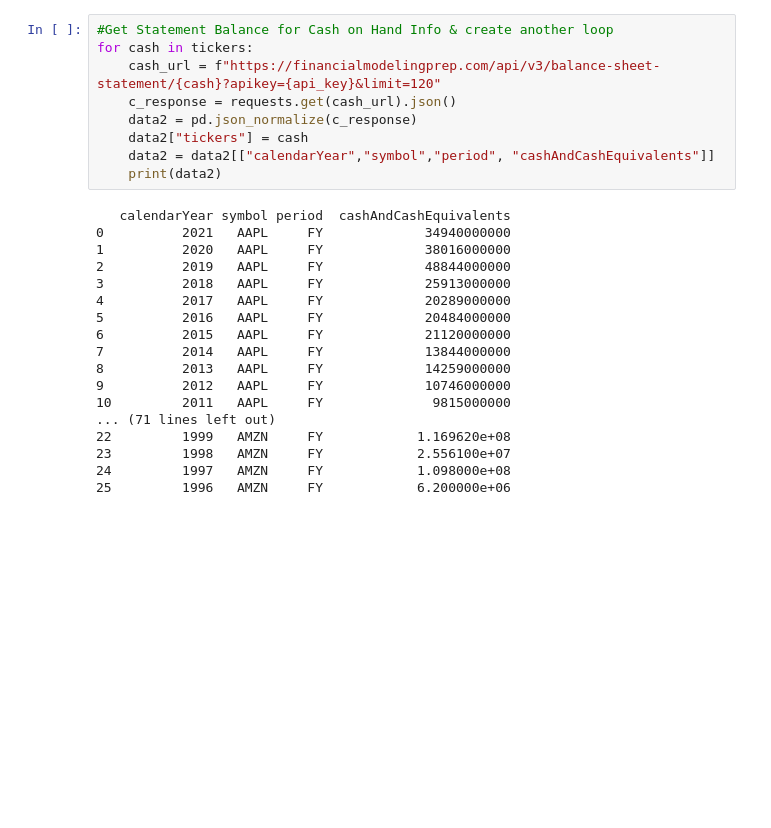
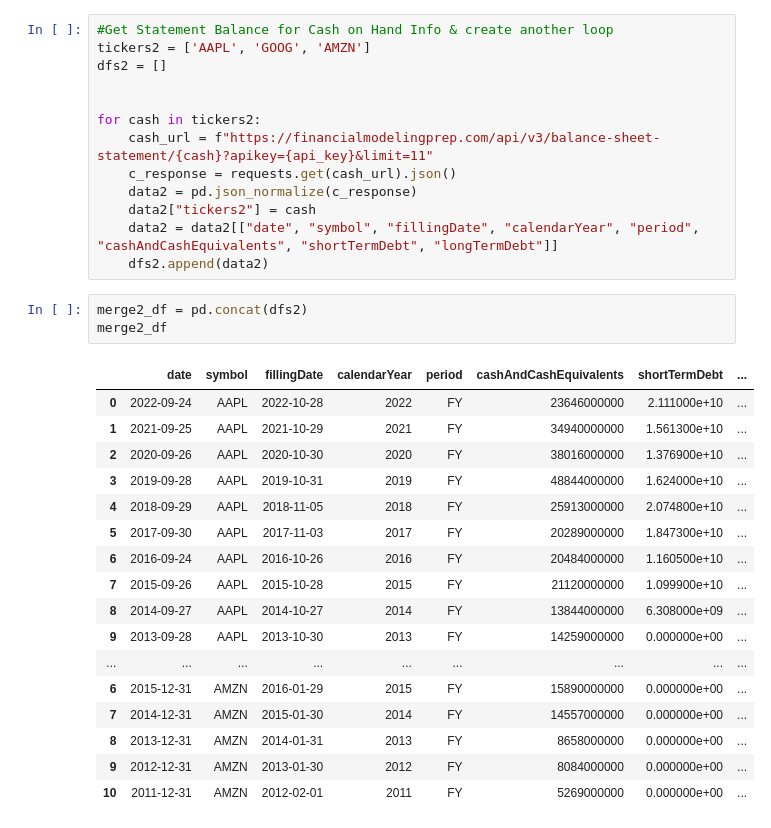
Before and after one commit to lyndsaywylie/Project-1, a Jupyter notebook: kim.ipynb, the cells around one changed output. Cells and saved outputs as stored; diff of their text form; blank space fills up the shorter version.

```diff
--- a/kim.ipynb
+++ b/kim.ipynb
@@ -99,27 +112,34 @@ for quarter in tickers:
 # %%
 #Get Statement Balance for Cash on Hand Info & create another loop
-for cash in tickers:
-    cash_url = f"https://financialmodelingprep.com/api/v3/balance-sheet-statement/{cash}?apikey={api_key}&limit=120"
+tickers2 = ['AAPL', 'GOOG', 'AMZN']
+dfs2 = []
+
+
+for cash in tickers2:
+    cash_url = f"https://financialmodelingprep.com/api/v3/balance-sheet-statement/{cash}?apikey={api_key}&limit=11"
     c_response = requests.get(cash_url).json()
     data2 = pd.json_normalize(c_response)
-    data2["tickers"] = cash
-    data2 = data2[["calendarYear","symbol","period", "cashAndCashEquivalents"]]
-    print(data2)
+    data2["tickers2"] = cash
+    data2 = data2[["date", "symbol", "fillingDate", "calendarYear", "period", "cashAndCashEquivalents", "shortTermDebt", "longTermDebt"]]
+    dfs2.append(data2)
-# %% [output]
-   calendarYear symbol period  cashAndCashEquivalents
-0          2021   AAPL     FY             34940000000
-1          2020   AAPL     FY             38016000000
-2          2019   AAPL     FY             48844000000
-3          2018   AAPL     FY             25913000000
-4          2017   AAPL     FY             20289000000
-5          2016   AAPL     FY             20484000000
-6          2015   AAPL     FY             21120000000
-7          2014   AAPL     FY             13844000000
-8          2013   AAPL     FY             14259000000
-9          2012   AAPL     FY             10746000000
-10         2011   AAPL     FY              9815000000
-... (71 lines left out)
-22         1999   AMZN     FY            1.169620e+08
-23         1998   AMZN     FY            2.556100e+07
-24         1997   AMZN     FY            1.098000e+08
-25         1996   AMZN     FY            6.200000e+06
+# %%
+merge2_df = pd.concat(dfs2)
+merge2_df
+# %% [output]
+|  | date | symbol | fillingDate | calendarYear | period | cashAndCashEquivalents | shortTermDebt | ... |
+| 0 | 2022-09-24 | AAPL | 2022-10-28 | 2022 | FY | 23646000000 | 2.111000e+10 | ... |
+| 1 | 2021-09-25 | AAPL | 2021-10-29 | 2021 | FY | 34940000000 | 1.561300e+10 | ... |
+| 2 | 2020-09-26 | AAPL | 2020-10-30 | 2020 | FY | 38016000000 | 1.376900e+10 | ... |
+| 3 | 2019-09-28 | AAPL | 2019-10-31 | 2019 | FY | 48844000000 | 1.624000e+10 | ... |
+| 4 | 2018-09-29 | AAPL | 2018-11-05 | 2018 | FY | 25913000000 | 2.074800e+10 | ... |
+| 5 | 2017-09-30 | AAPL | 2017-11-03 | 2017 | FY | 20289000000 | 1.847300e+10 | ... |
+| 6 | 2016-09-24 | AAPL | 2016-10-26 | 2016 | FY | 20484000000 | 1.160500e+10 | ... |
+| 7 | 2015-09-26 | AAPL | 2015-10-28 | 2015 | FY | 21120000000 | 1.099900e+10 | ... |
+| 8 | 2014-09-27 | AAPL | 2014-10-27 | 2014 | FY | 13844000000 | 6.308000e+09 | ... |
+| 9 | 2013-09-28 | AAPL | 2013-10-30 | 2013 | FY | 14259000000 | 0.000000e+00 | ... |
+| ... | ... | ... | ... | ... | ... | ... | ... | ... |
+| 6 | 2015-12-31 | AMZN | 2016-01-29 | 2015 | FY | 15890000000 | 0.000000e+00 | ... |
+| 7 | 2014-12-31 | AMZN | 2015-01-30 | 2014 | FY | 14557000000 | 0.000000e+00 | ... |
+| 8 | 2013-12-31 | AMZN | 2014-01-31 | 2013 | FY | 8658000000 | 0.000000e+00 | ... |
+| 9 | 2012-12-31 | AMZN | 2013-01-30 | 2012 | FY | 8084000000 | 0.000000e+00 | ... |
+| 10 | 2011-12-31 | AMZN | 2012-02-01 | 2011 | FY | 5269000000 | 0.000000e+00 | ... |
```
Also changed, not shown: parts of 11 cells of this notebook.
